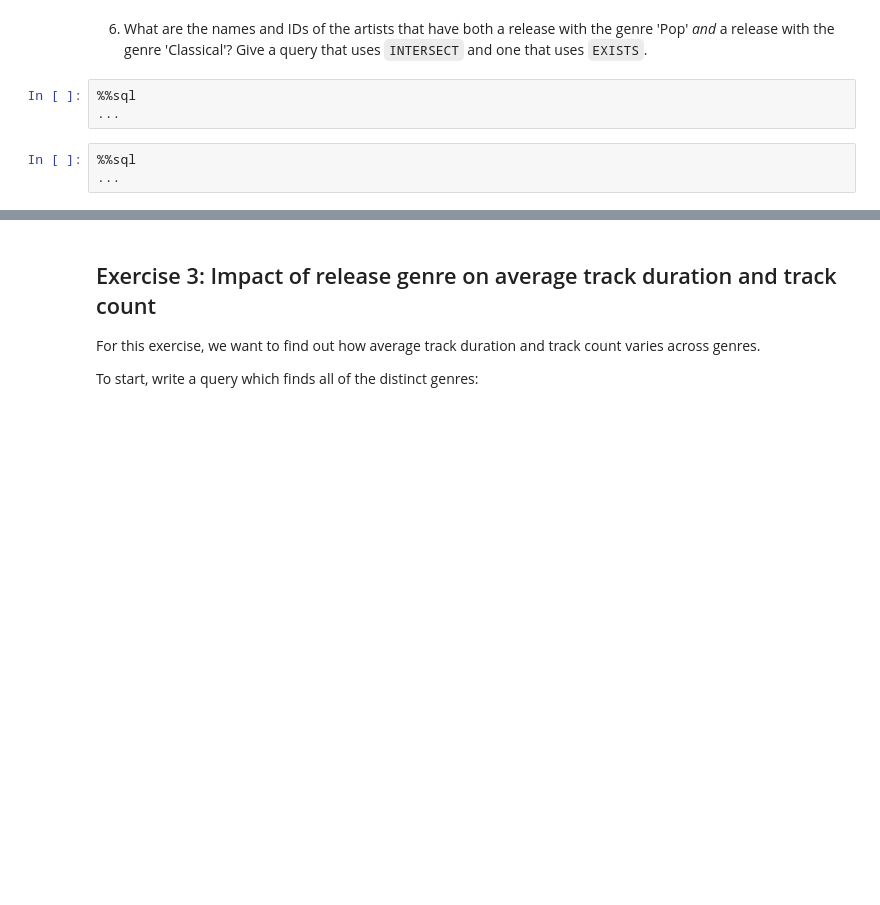
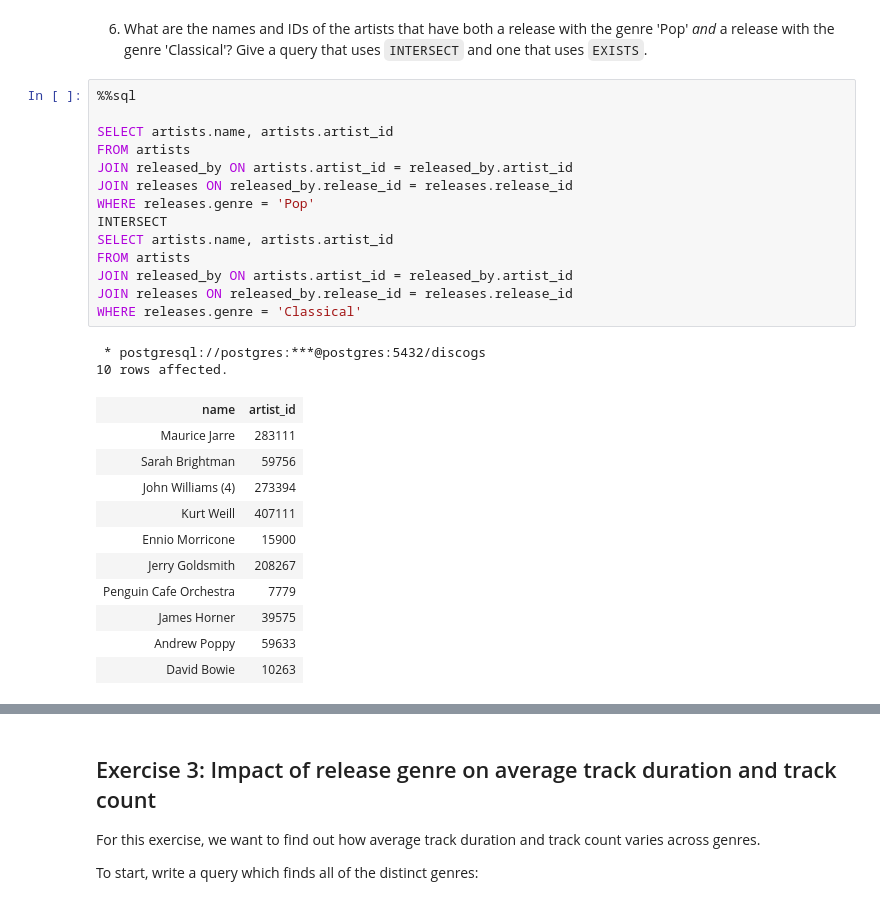
Before and after one commit to RumbleDB/bigdata-exercises, a Jupyter notebook: exercise01/Exercise01_SQL_Brush_Up.ipynb, the cells around one changed output, grey strips where cells are left out. Saved outputs shown, nothing was run; the diff lists cells and outputs as text; blank space fills up the shorter version.

```diff
--- a/exercise01/Exercise01_SQL_Brush_Up.ipynb
+++ b/exercise01/Exercise01_SQL_Brush_Up.ipynb
@@ -97,8 +230,30 @@ Let us begin with several SQL queries to ease us back into the language.
 # %% [markdown]
 6. What are the names and IDs of the artists that have both a release with the genre 'Pop' *and* a release with the genre 'Classical'? Give a query that uses `INTERSECT` and one that uses `EXISTS`.
-# %%
-%%sql
-...
-# %%
-%%sql
-...
+# %%
+%%sql
+
+SELECT artists.name, artists.artist_id
+FROM artists
+JOIN released_by ON artists.artist_id = released_by.artist_id
+JOIN releases ON released_by.release_id = releases.release_id
+WHERE releases.genre = 'Pop'
+INTERSECT
+SELECT artists.name, artists.artist_id
+FROM artists
+JOIN released_by ON artists.artist_id = released_by.artist_id
+JOIN releases ON released_by.release_id = releases.release_id
+WHERE releases.genre = 'Classical'
+# %% [output]
+ * postgresql://postgres:***@postgres:5432/discogs
+10 rows affected.
+| name | artist_id |
+| Maurice Jarre | 283111 |
+| Sarah Brightman | 59756 |
+| John Williams (4) | 273394 |
+| Kurt Weill | 407111 |
+| Ennio Morricone | 15900 |
+| Jerry Goldsmith | 208267 |
+| Penguin Cafe Orchestra | 7779 |
+| James Horner | 39575 |
+| Andrew Poppy | 59633 |
+| David Bowie | 10263 |
```
Also changed, not shown: parts of 16 cells of this notebook, 1 other file.
